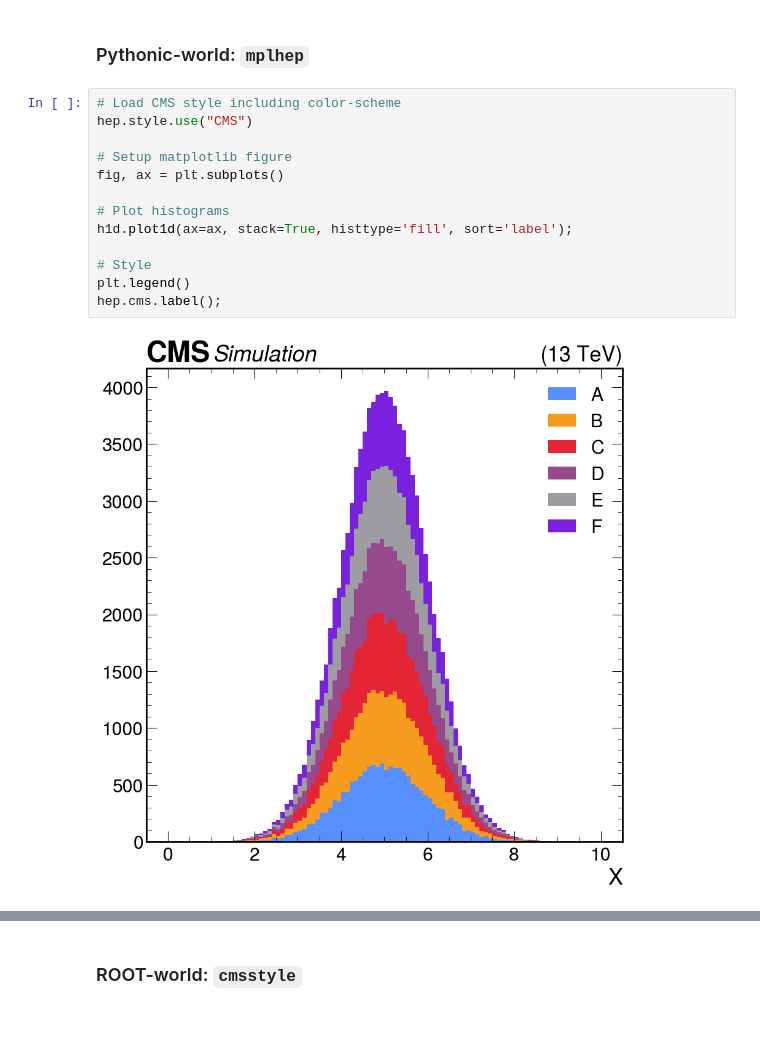
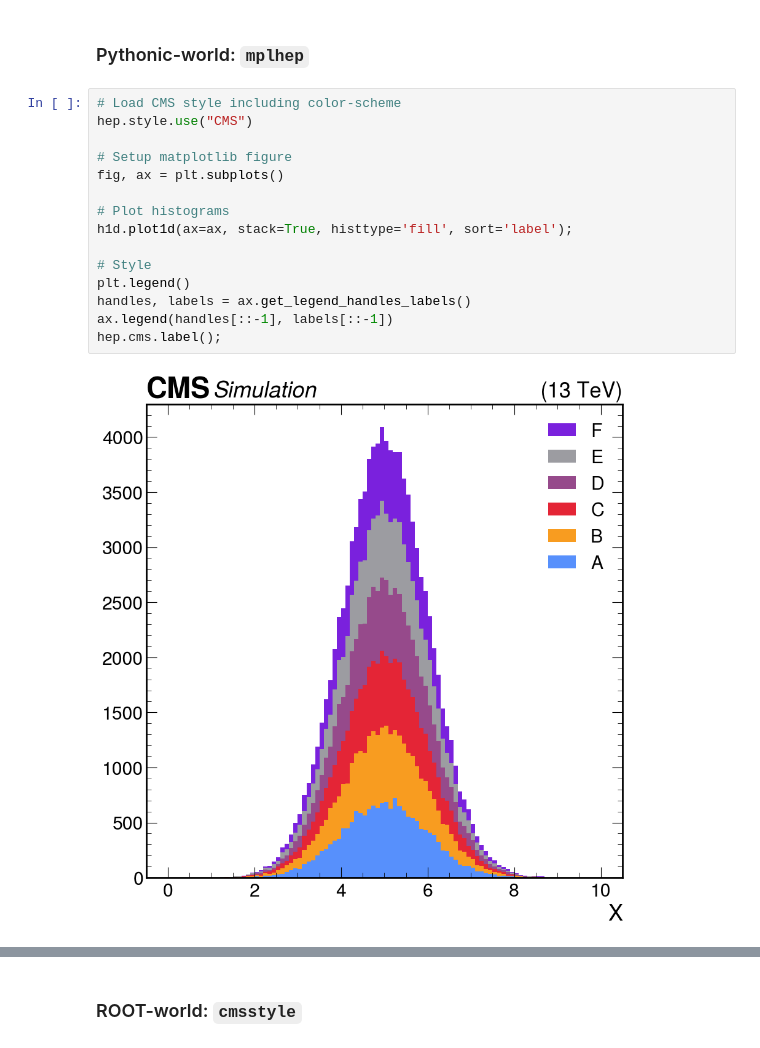
Before and after one commit to ttedeschi/tutorial_CAT, a Jupyter notebook: 1-tutorial_CAT_recommendations.ipynb, the cells around one changed output, grey strips where cells are left out. Saved outputs shown, nothing was run; the diff lists cells and outputs as text.

Commit message:
update with inverse legend and minor fixes

```diff
--- a/1-tutorial_CAT_recommendations.ipynb
+++ b/1-tutorial_CAT_recommendations.ipynb
@@ -226,18 +219,20 @@ rf.close()
 # %%
 # Load CMS style including color-scheme
 hep.style.use("CMS")
 
 # Setup matplotlib figure
 fig, ax = plt.subplots()
 
 # Plot histograms
 h1d.plot1d(ax=ax, stack=True, histtype='fill', sort='label');
 
 # Style
 plt.legend()
+handles, labels = ax.get_legend_handles_labels()
+ax.legend(handles[::-1], labels[::-1])
 hep.cms.label();
 # %% [output]
-[figure, old version]
+[figure, new version]
 # %%
 # Load CMS style including color-scheme (it's an editable dict)
 plt.style.use(hep.style.CMS)
```
Also changed, not shown: parts of 5 cells of this notebook, 2 other files.
